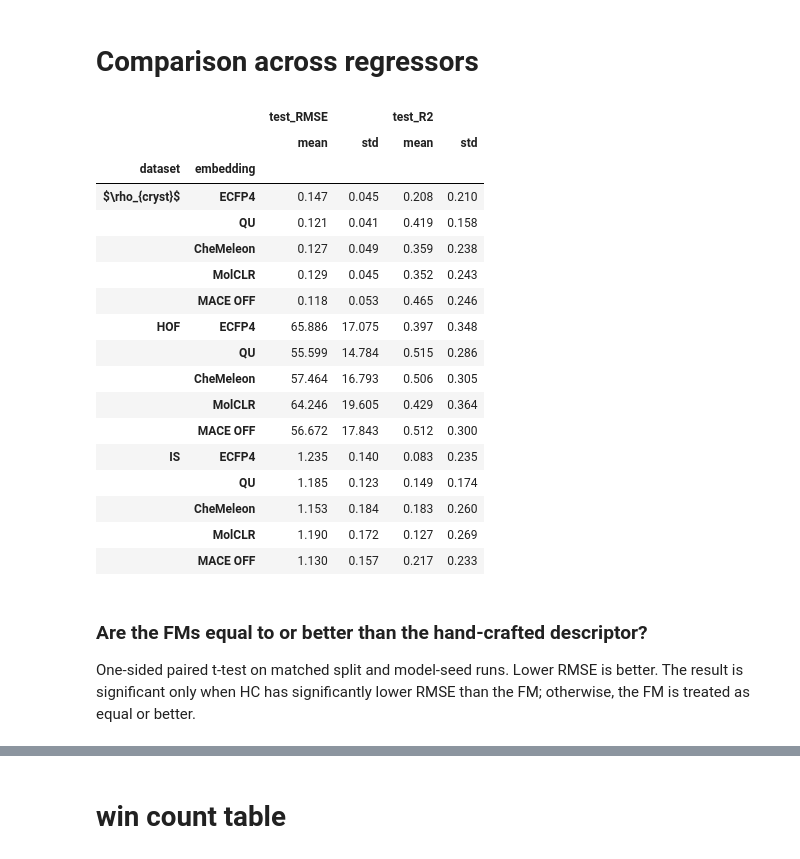
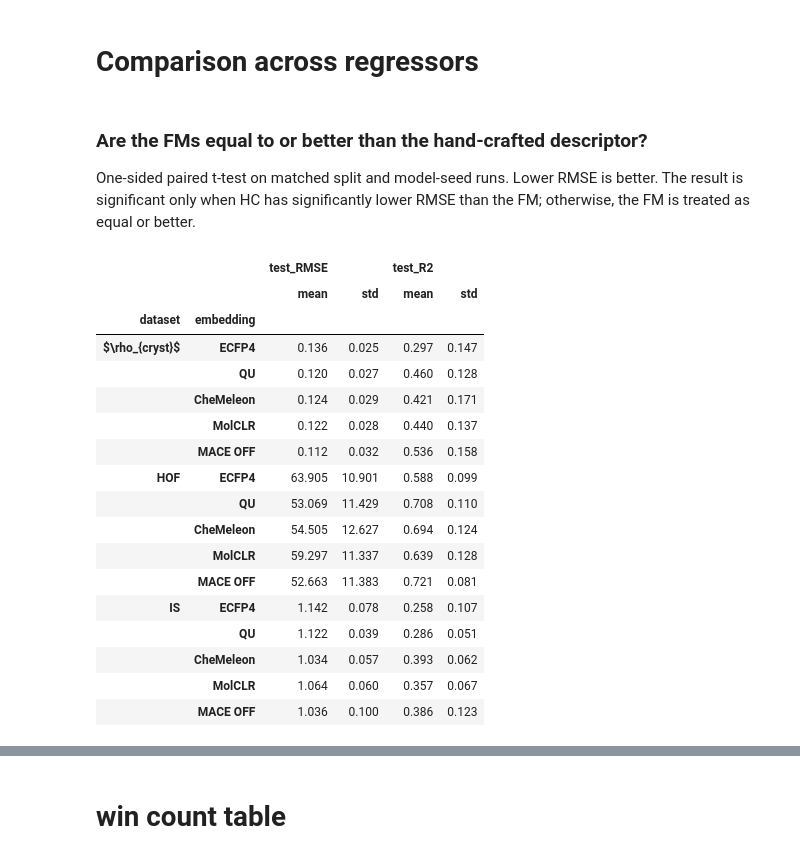
Before and after one commit to CABackman/fm-4-em, a Jupyter notebook: 06_NOTEBOOKS/04_results_processing.ipynb, the cells around one changed output, grey strips where cells are left out. Saved outputs shown, nothing was run; the diff lists cells and outputs as text; code cells hidden in the pictures.

```diff
--- a/06_NOTEBOOKS/04_results_processing.ipynb
+++ b/06_NOTEBOOKS/04_results_processing.ipynb
@@ -212,29 +208,34 @@ df_clean = df_clean[df_clean["dataset"].isin(['HOF', "IS", "MQM_IS", r'$\rho_{cr
-# %%
-df_clean.groupby(["dataset", "embedding"])[["test_RMSE", "test_R2"]].agg(["mean", "std"]).round(3)
-# %% [output]
-|  |  | test_RMSE |  | test_R2 |  |
-|  |  | mean | std | mean | std |
-| dataset | embedding |  |  |  |  |
-| $\rho_{cryst}$ | ECFP4 | 0.147 | 0.045 | 0.208 | 0.210 |
-|  | QU | 0.121 | 0.041 | 0.419 | 0.158 |
-|  | CheMeleon | 0.127 | 0.049 | 0.359 | 0.238 |
-|  | MolCLR | 0.129 | 0.045 | 0.352 | 0.243 |
-|  | MACE OFF | 0.118 | 0.053 | 0.465 | 0.246 |
-| HOF | ECFP4 | 65.886 | 17.075 | 0.397 | 0.348 |
-|  | QU | 55.599 | 14.784 | 0.515 | 0.286 |
-|  | CheMeleon | 57.464 | 16.793 | 0.506 | 0.305 |
-|  | MolCLR | 64.246 | 19.605 | 0.429 | 0.364 |
-|  | MACE OFF | 56.672 | 17.843 | 0.512 | 0.300 |
-| IS | ECFP4 | 1.235 | 0.140 | 0.083 | 0.235 |
-|  | QU | 1.185 | 0.123 | 0.149 | 0.174 |
-|  | CheMeleon | 1.153 | 0.184 | 0.183 | 0.260 |
-|  | MolCLR | 1.190 | 0.172 | 0.127 | 0.269 |
-|  | MACE OFF | 1.130 | 0.157 | 0.217 | 0.233 |
 # %% [markdown]
 ### Are the FMs equal to or better than the hand-crafted descriptor?
 
 One-sided paired t-test on matched split and model-seed runs. Lower RMSE is better. The result is significant only when HC has significantly lower RMSE than the FM; otherwise, the FM is treated as equal or better.
 # %%
 from scipy.stats import ttest_rel
+# %%
+df_clean = df[["dataset", "model", "seed", "split_method", "embedding", "test_MAE", "test_RMSE", "test_R2"]].copy()
+df_clean = df_clean[df_clean["dataset"].isin(['HOF', "IS", "MQM_IS", r'$\rho_{cryst}$'])]
+
+# select random splits only
+df_random_splits = df_clean[df_clean["split_method"].str.contains("random", case=False, na=False)].copy()
+df_random_splits.groupby(["dataset", "embedding"])[["test_RMSE", "test_R2"]].agg(["mean", "std"]).round(3)
+# %% [output]
+|  |  | test_RMSE |  | test_R2 |  |
+|  |  | mean | std | mean | std |
+| dataset | embedding |  |  |  |  |
+| $\rho_{cryst}$ | ECFP4 | 0.136 | 0.025 | 0.297 | 0.147 |
+|  | QU | 0.120 | 0.027 | 0.460 | 0.128 |
+|  | CheMeleon | 0.124 | 0.029 | 0.421 | 0.171 |
+|  | MolCLR | 0.122 | 0.028 | 0.440 | 0.137 |
+|  | MACE OFF | 0.112 | 0.032 | 0.536 | 0.158 |
+| HOF | ECFP4 | 63.905 | 10.901 | 0.588 | 0.099 |
+|  | QU | 53.069 | 11.429 | 0.708 | 0.110 |
+|  | CheMeleon | 54.505 | 12.627 | 0.694 | 0.124 |
+|  | MolCLR | 59.297 | 11.337 | 0.639 | 0.128 |
+|  | MACE OFF | 52.663 | 11.383 | 0.721 | 0.081 |
+| IS | ECFP4 | 1.142 | 0.078 | 0.258 | 0.107 |
+|  | QU | 1.122 | 0.039 | 0.286 | 0.051 |
+|  | CheMeleon | 1.034 | 0.057 | 0.393 | 0.062 |
+|  | MolCLR | 1.064 | 0.060 | 0.357 | 0.067 |
+|  | MACE OFF | 1.036 | 0.100 | 0.386 | 0.123 |
 # %%
 ALPHA = 0.05
```
Also changed, not shown: parts of 8 cells of this notebook, 2 other files.
